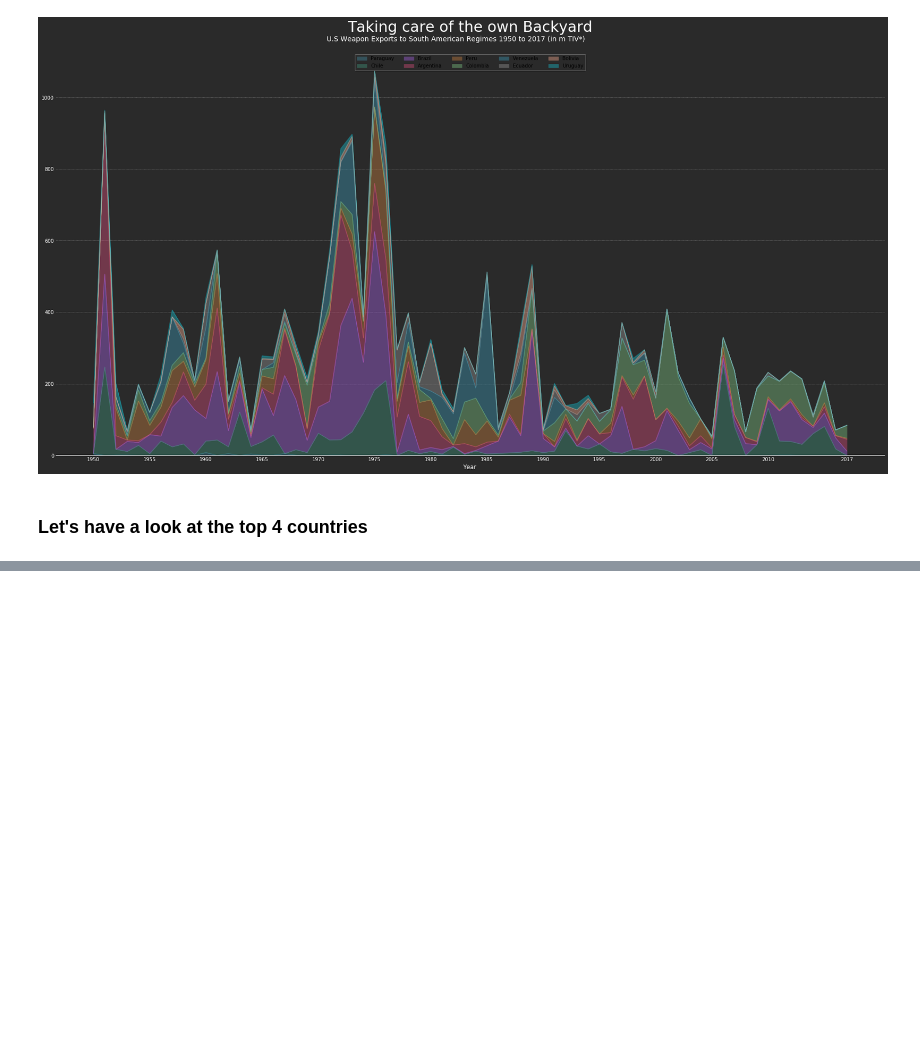
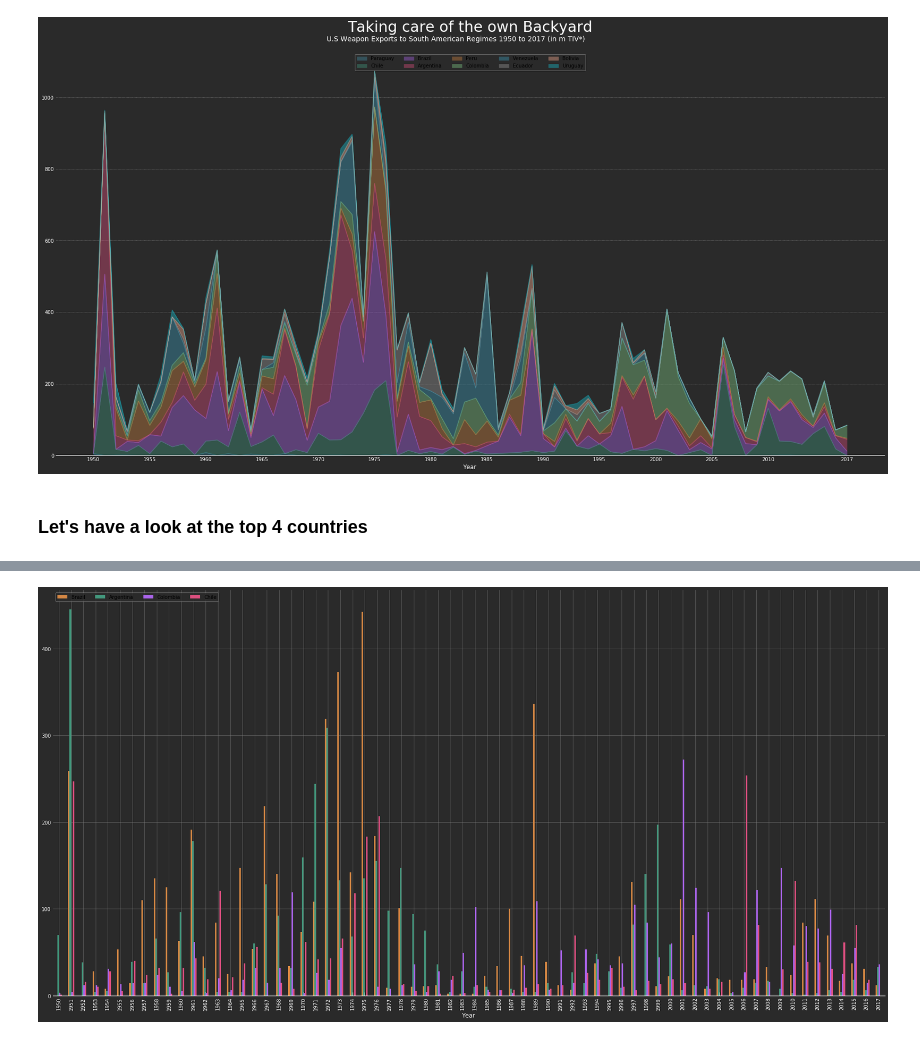
Before and after one commit to benbitoun/data-studio, a Jupyter notebook: Code/03-Gods_of_War_project/US weapons 2017.ipynb, the cells around one changed output, grey strips where cells are left out. Saved outputs shown, nothing was run; the diff lists cells and outputs as text; code cells hidden in the pictures; blank space fills up the shorter version.

```diff
--- a/Code/03-Gods_of_War_project/US weapons 2017.ipynb
+++ b/Code/03-Gods_of_War_project/US weapons 2017.ipynb
@@ -863,0 +968,46 @@ plt.savefig('sa_4in1_total_area.png', transparent=False, bbox_inches='tight')
+# %%
+#Exports as bars for Maryann:
+
+
+
+plt.rcParams.update({"figure.facecolor": "#2A2A2A",
+              "axes.facecolor": "#2A2A2A",
+              "axes.grid" : True,
+              "axes.grid.axis" : "y",
+              "grid.color"    : "grey",
+              "grid.linewidth": 0.5,
+              "axes.spines.left" : False,
+              "axes.spines.right" : False,
+              "axes.spines.top" : False,
+              "ytick.major.size": 0,
+              "ytick.minor.size": 0,
+              "xtick.direction" : "in",
+              "xtick.major.size" : 7,
+              "xtick.color"      : "#191919",
+              "axes.edgecolor"    :"#191919",
+              "axes.prop_cycle" : plt.cycler('color',
+                                    ['#D48744', '#43987D', '#AA64EA', '#DC4F7F',
+                                     '#CD8342', '#81C885', '#3D9BB9', '#969696',
+                                     '#fcae91', '#17becf']),
+         'pdf.fonttype': 42,
+    'ps.fonttype': 42})
+
+ax = s_america[['Brazil', 'Year', 'Argentina', 'Colombia', 'Chile']].plot(kind= 'bar', x='Year', figsize=(30,15))
+
+
+ax.spines['bottom'].set_color('white')
+ax.spines['left'].set_color('white')
+ax.spines['top'].set_color('white')
+ax.xaxis.label.set_color('white')
+ax.yaxis.label.set_color('white')
+ax.tick_params(axis='x', colors='white')
+ax.tick_params(axis='y', colors='white')
+
+#Legend
+legend = ax.legend(ncol=5, loc='upper left')
+
+#Save
+plt.savefig('south_america_top4_barchart.pdf', transparent=False, bbox_inches='tight', facecolor=fig.get_facecolor())
+plt.savefig('south_america_top4_barchart.png', transparent=False, bbox_inches='tight', facecolor=fig.get_facecolor())
+# %% [output]
+[figure, added]
```
Also changed, not shown: parts of 16 cells of this notebook, 50 other files.
